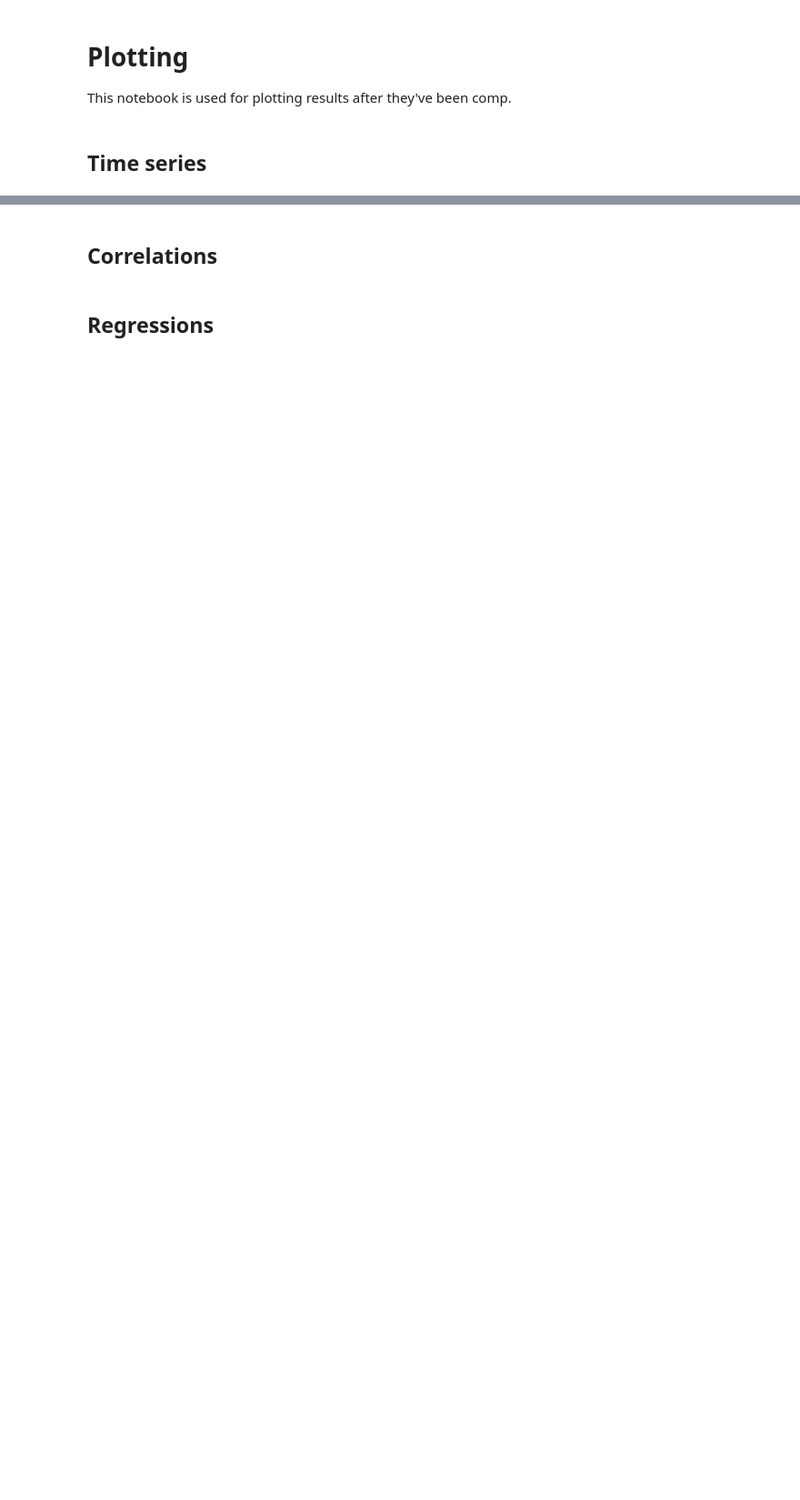
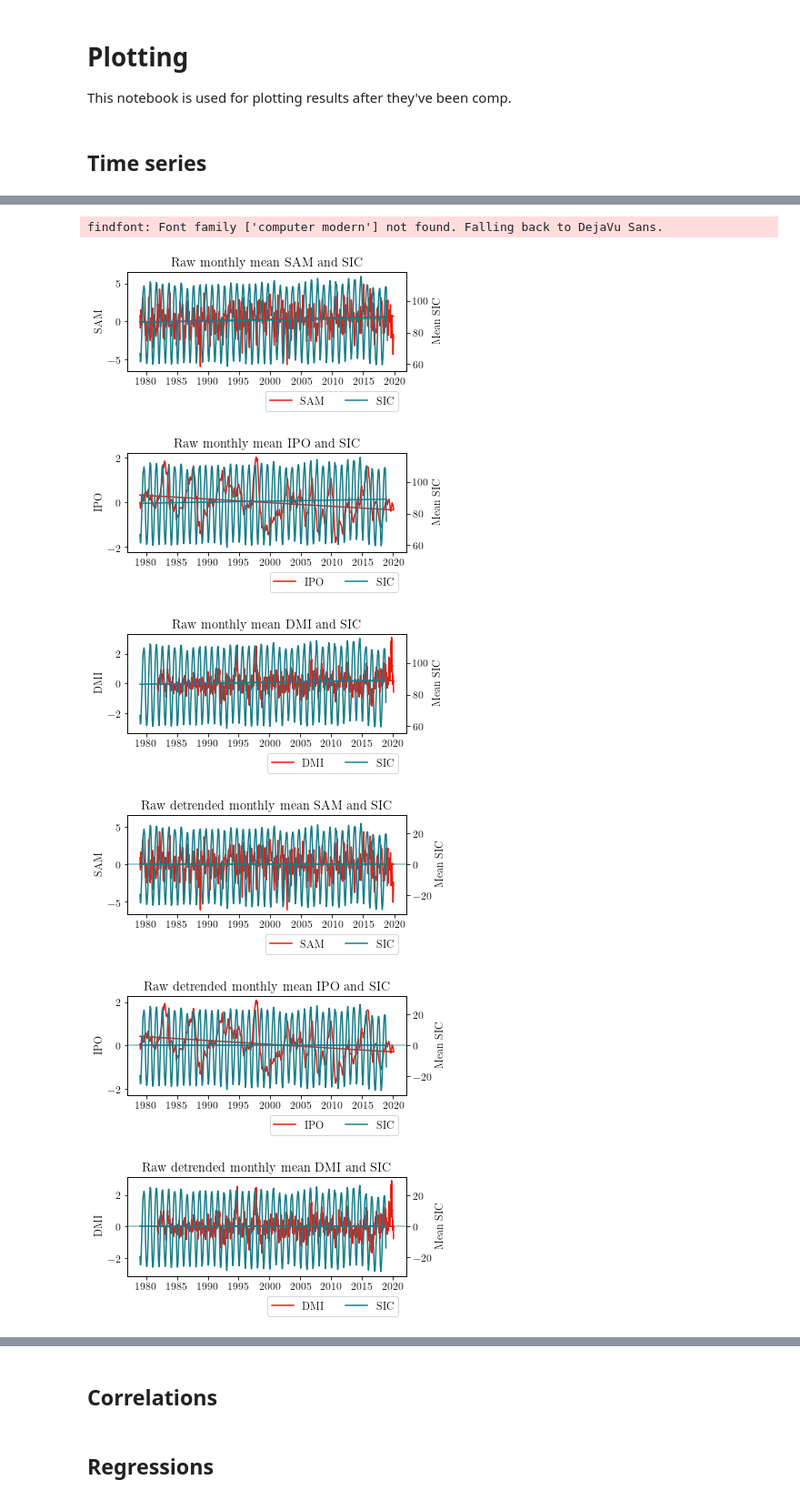
Before and after one commit to hjelleyman/Antarctica-M.1, a Jupyter notebook: 0_Plotting.ipynb, the cells around one changed output, grey strips where cells are left out. Shown at 91% size. Drawn from its saved outputs; the diff is of its cells as text; code cells hidden in the pictures; blank space fills up the shorter version.

```diff
--- a/0_Plotting.ipynb
+++ b/0_Plotting.ipynb
@@ -74,0 +71,12 @@ plot.plot_all_indicies(resolutions, temporal_resolution, temporal_decomposition,
+# %%
+# Plot index time series with SIC
+plt.style.use('stylesheets/timeseries.mplstyle')
+plot.plot_all_indicies_sic(resolutions, temporal_resolution, temporal_decomposition, detrend)
+# %% [output]
+findfont: Font family ['computer modern'] not found. Falling back to DejaVu Sans.
+[figure, added]
+[figure, added]
+[figure, added]
+[figure, added]
+[figure, added]
+[figure, added]
```
Also changed, not shown: parts of 5 cells of this notebook, 6 other files.
